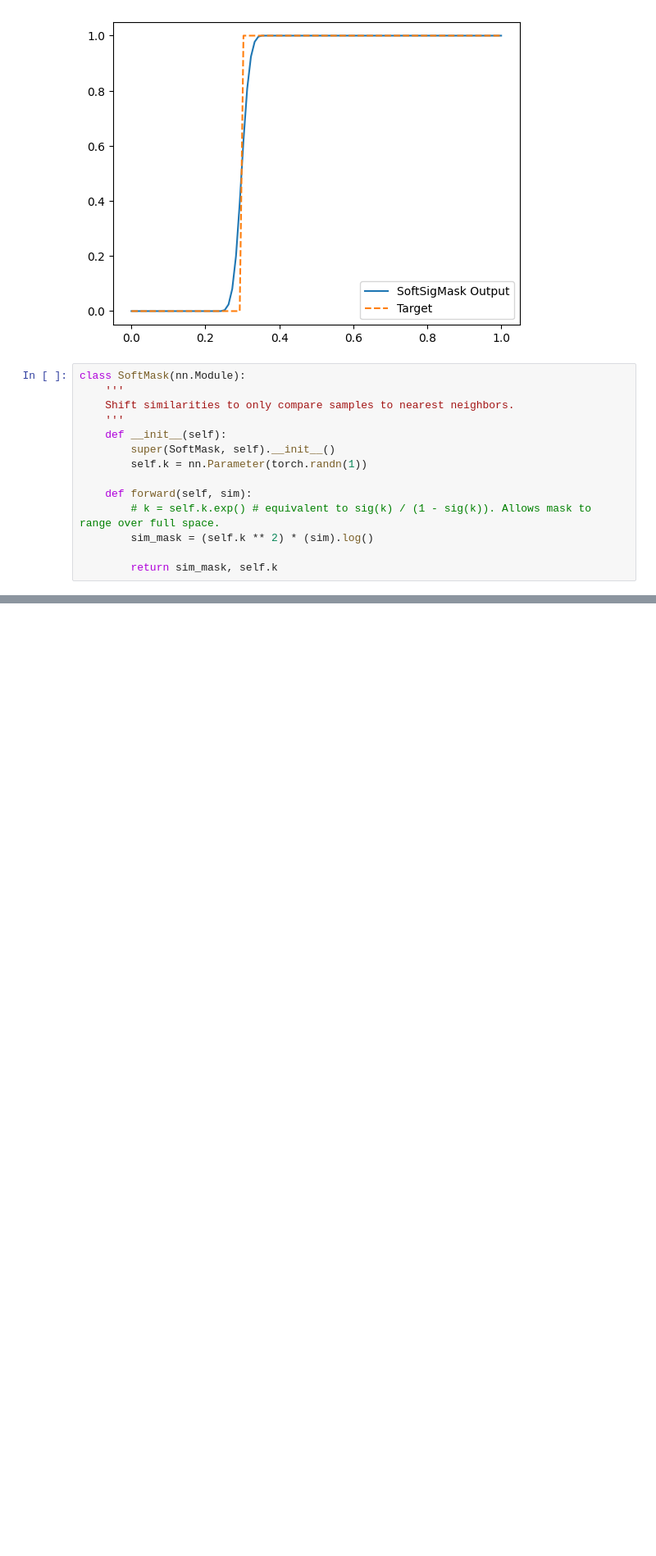
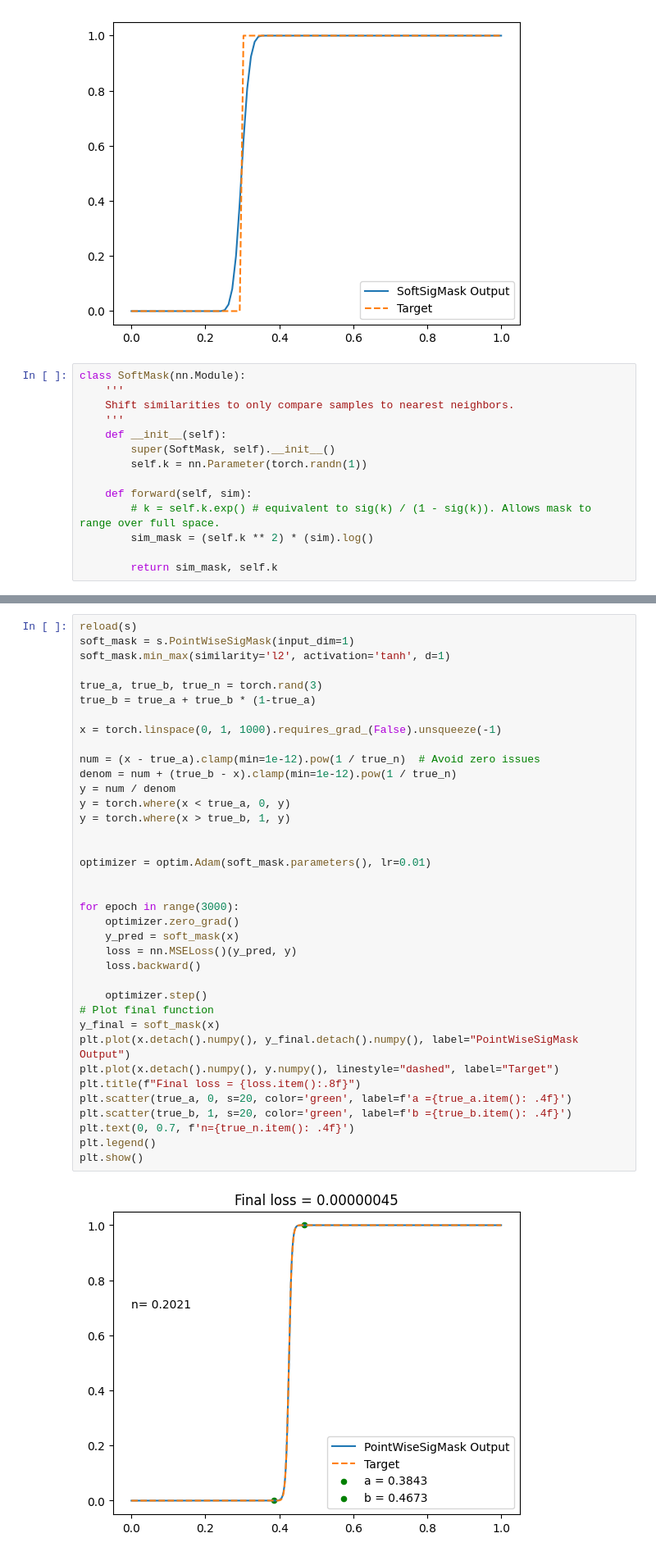
Before and after one commit to aviadsusman/nona, a Jupyter notebook: softmask.ipynb, the cells around one changed output, grey strips where cells are left out. Shown at 82% size. Cells and saved outputs as stored; diff of their text form; blank space fills up the shorter version.

```diff
--- a/softmask.ipynb
+++ b/softmask.ipynb
@@ -142,0 +131,39 @@ Epoch 4990: Loss = 0.0089 , k squared = 0.9898
+# %%
+reload(s)
+soft_mask = s.PointWiseSigMask(input_dim=1)
+soft_mask.min_max(similarity='l2', activation='tanh', d=1)
+
+true_a, true_b, true_n = torch.rand(3)
+true_b = true_a + true_b * (1-true_a)
+
+x = torch.linspace(0, 1, 1000).requires_grad_(False).unsqueeze(-1)
+
+num = (x - true_a).clamp(min=1e-12).pow(1 / true_n)  # Avoid zero issues
+denom = num + (true_b - x).clamp(min=1e-12).pow(1 / true_n)
+y = num / denom
+y = torch.where(x < true_a, 0, y)
+y = torch.where(x > true_b, 1, y)
+
+
+optimizer = optim.Adam(soft_mask.parameters(), lr=0.01)
+
+
+for epoch in range(3000):
+    optimizer.zero_grad()
+    y_pred = soft_mask(x)
+    loss = nn.MSELoss()(y_pred, y)
+    loss.backward()
+
+    optimizer.step()
+# Plot final function
+y_final = soft_mask(x)
+plt.plot(x.detach().numpy(), y_final.detach().numpy(), label="PointWiseSigMask Output")
+plt.plot(x.detach().numpy(), y.numpy(), linestyle="dashed", label="Target")
+plt.title(f"Final loss = {loss.item():.8f}")
+plt.scatter(true_a, 0, s=20, color='green', label=f'a ={true_a.item(): .4f}')
+plt.scatter(true_b, 1, s=20, color='green', label=f'b ={true_b.item(): .4f}')
+plt.text(0, 0.7, f'n={true_n.item(): .4f}')
+plt.legend()
+plt.show()
+# %% [output]
+[figure, added]
```
Also changed, not shown: parts of 3 cells of this notebook, 10 other files.
